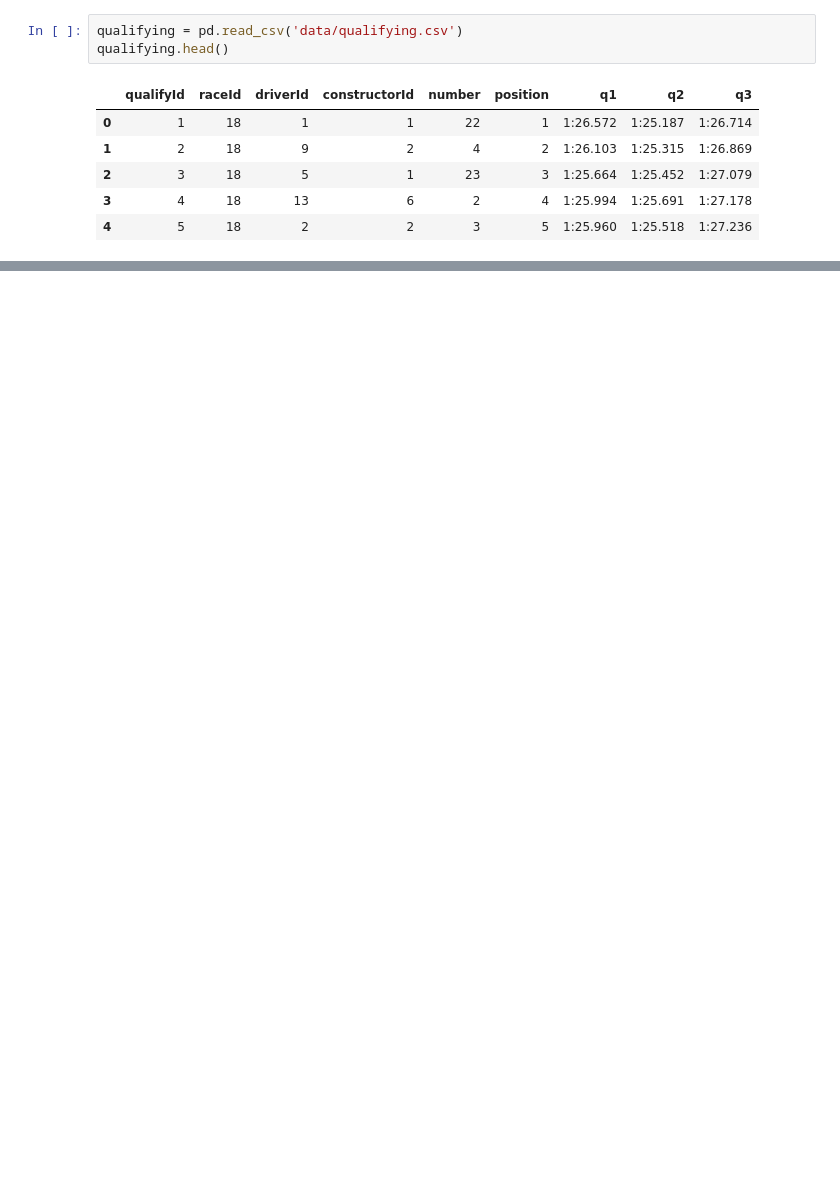
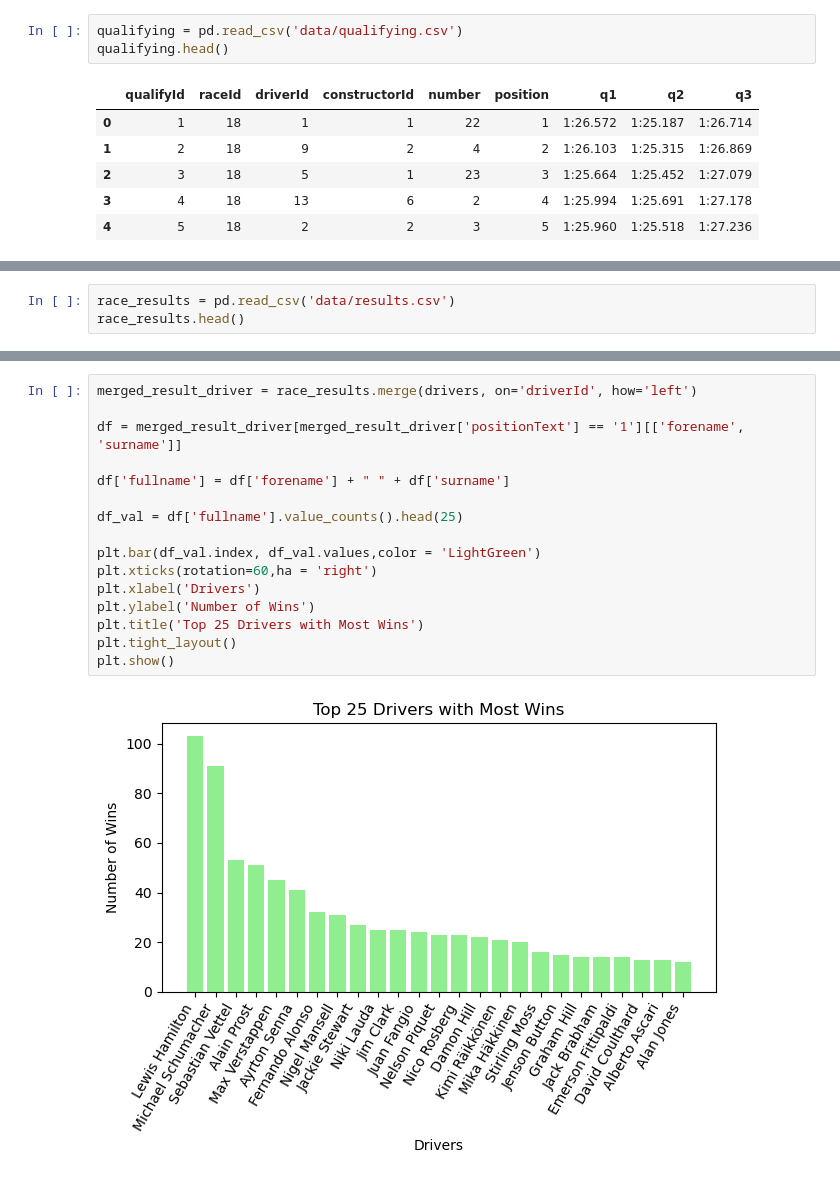
Before and after one commit to code-with-aneesh/F1_Analysis, a Jupyter notebook: drivers_analysis.ipynb, the cells around one changed output, grey strips where cells are left out. Drawn from its saved outputs; the diff is of its cells as text; blank space fills up the shorter version.

Commit message:
Added Wins of Drivers and Constructors

```diff
--- a/drivers_analysis.ipynb
+++ b/drivers_analysis.ipynb
@@ -91,0 +86,3 @@ plt.show()
+# %%
+race_results = pd.read_csv('data/results.csv')
+race_results.head()
@@ -91,0 +96,18 @@ plt.show()
+# %%
+merged_result_driver = race_results.merge(drivers, on='driverId', how='left')
+
+df = merged_result_driver[merged_result_driver['positionText'] == '1'][['forename', 'surname']]
+
+df['fullname'] = df['forename'] + " " + df['surname']
+
+df_val = df['fullname'].value_counts().head(25)
+
+plt.bar(df_val.index, df_val.values,color = 'LightGreen')
+plt.xticks(rotation=60,ha = 'right')
+plt.xlabel('Drivers')
+plt.ylabel('Number of Wins')
+plt.title('Top 25 Drivers with Most Wins')
+plt.tight_layout()
+plt.show()
+# %% [output]
+[figure, added]
```
Also changed, not shown: parts of 5 cells of this notebook, 2 other files.
